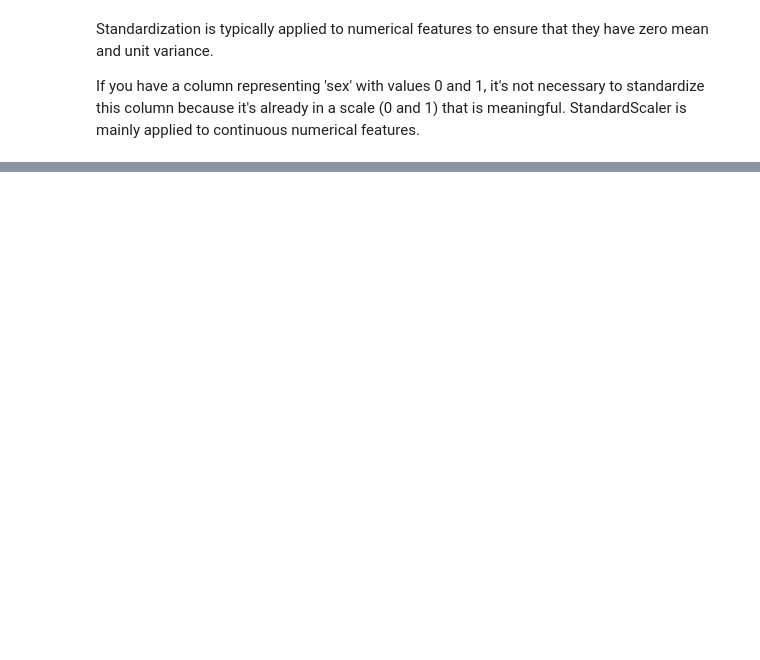
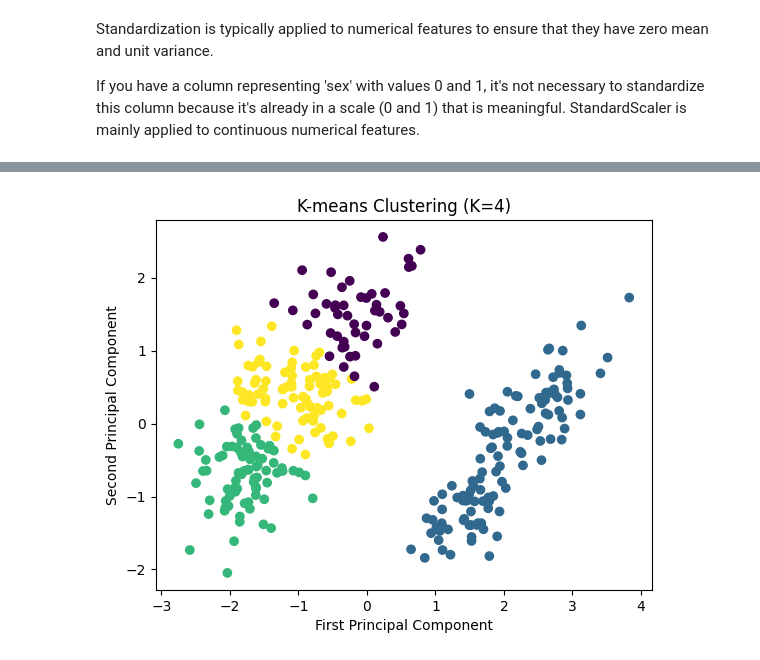
Before and after one commit to YasirKhan1811/Artificial-Intelligence_Notes, a Jupyter notebook: clustering_penguins.ipynb, the cells around one changed output, grey strips where cells are left out. Cells and saved outputs as stored; diff of their text form; code cells hidden in the pictures; blank space fills up the shorter version.

```diff
--- a/clustering_penguins.ipynb
+++ b/clustering_penguins.ipynb
@@ -238,7 +206,6 @@ penguins_PCA.shape
 # %%
-clusters = range(1, 15)
+# Step 6 - Detect the optimal number of clusters for k-means clustering
 inertia = []
-for n in clusters:
-    kmeans = KMeans(n_clusters = n, random_state=42, n_init='auto')
-    kmeans.fit(penguins_PCA)
+for k in range(1, 10):
+    kmeans = KMeans(n_clusters=k, random_state=42, n_init='auto').fit(penguins_PCA)
     inertia.append(kmeans.inertia_)
@@ -279 +220,16 @@ penguins_clean.head()
+# %%
+# Step 7 - Run the k-means clustering algorithm
+# with the optimal number of clusters
+# and visualize the resulting clusters.
+
+# from the above elbow method, we see that n_clusters will be 4, corresponding to 4 species of antarctic penguins
+n_clusters = 4
+kmeans = KMeans(n_clusters=n_clusters, random_state=42, n_init='auto').fit(penguins_PCA)
+plt.scatter(penguins_PCA[:, 0], penguins_PCA[:, 1], c=kmeans.labels_, cmap='viridis')
+plt.xlabel('First Principal Component')
+plt.ylabel('Second Principal Component')
+plt.title(f'K-means Clustering (K={n_clusters})')
+plt.show()
+# %% [output]
+[figure, added]
 # %%
```
Also changed, not shown: parts of 36 cells of this notebook.
